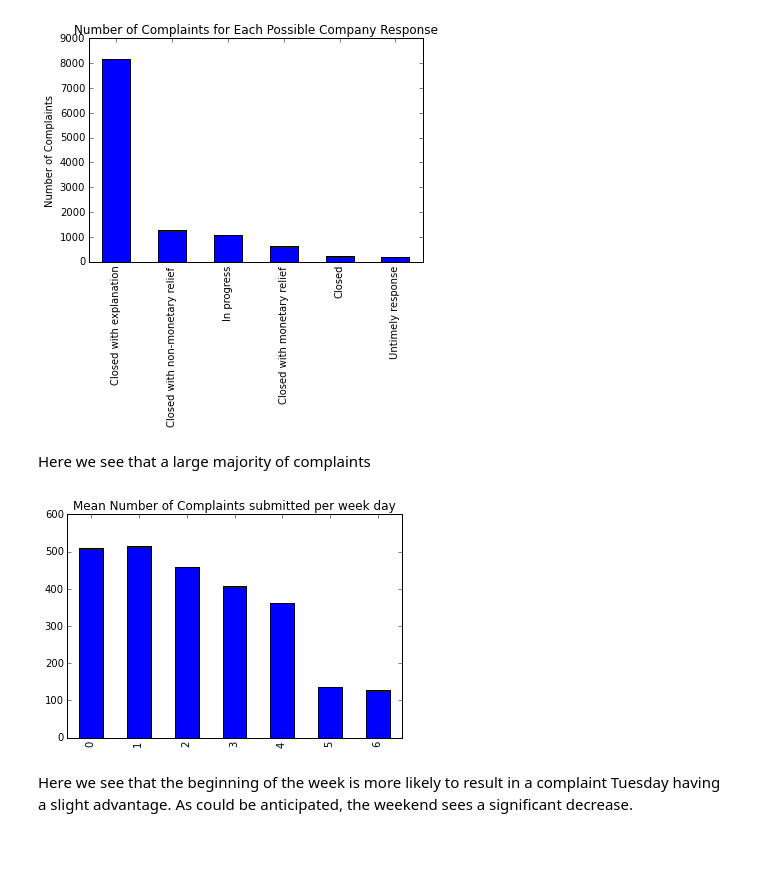
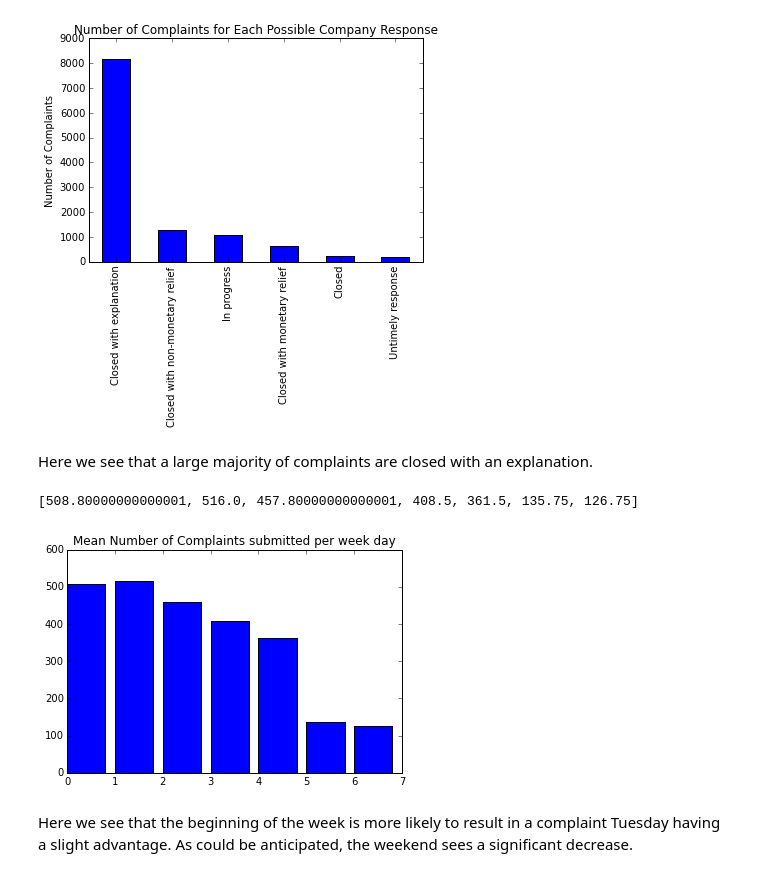
Before and after one commit to JonathanFrederick/consumer-complaints, a Jupyter notebook: consumer-complaints.ipynb, the cells around one changed output. Cells and saved outputs as stored; diff of their text form; code cells hidden in the pictures; blank space fills up the shorter version.

Commit message:
Replaced hard-coding for means

```diff
--- a/consumer-complaints.ipynb
+++ b/consumer-complaints.ipynb
@@ -31,19 +31,21 @@ plt.show()
 # %% [output]
 [figure]
 # %% [markdown]
-Here we see that a large majority of complaints
+Here we see that a large majority of complaints are closed with an explanation.
 # %%
 complaints_dec14.index = pd.to_datetime(complaints_dec14['Date received'], '%m/%d/%Y')
 # %%
 complaints_dec14['weekday'] = complaints_dec14.index.weekday
 #complaints_dec14['weekday'] = complaints_dec14.index.to_series().map(lambda d: d.weekday())
 # %%
-means = complaints_dec14['weekday'].value_counts() / pd.Series([5, 5, 5, 4, 4, 4, 4])
-means.plot('bar')
+means = [complaints_dec14[complaints_dec14.weekday == x].count().Product/len(complaints_dec14[complaints_dec14.weekday == x].index.unique()) for x in range(7)]
+print(means)
+plt.bar(range(7), means)
 plt.title('Mean Number of Complaints submitted per week day')
-#plt.xindex(['M', 'Tu', 'W', 'Th', 'F', 'Sa', 'Su'])
+#plt.xticks(['M', 'Tu', 'W', 'Th', 'F', 'Sa', 'Su'])
 plt.show()
 # %% [output]
+[508.80000000000001, 516.0, 457.80000000000001, 408.5, 361.5, 135.75, 126.75]
-[figure, old version]
+[figure, new version]
 # %% [markdown]
 Here we see that the beginning of the week is more likely to result in a complaint Tuesday having a slight advantage.  As could be anticipated, the weekend sees a significant decrease.
```
Also changed, not shown: parts of 1 cell of this notebook.
